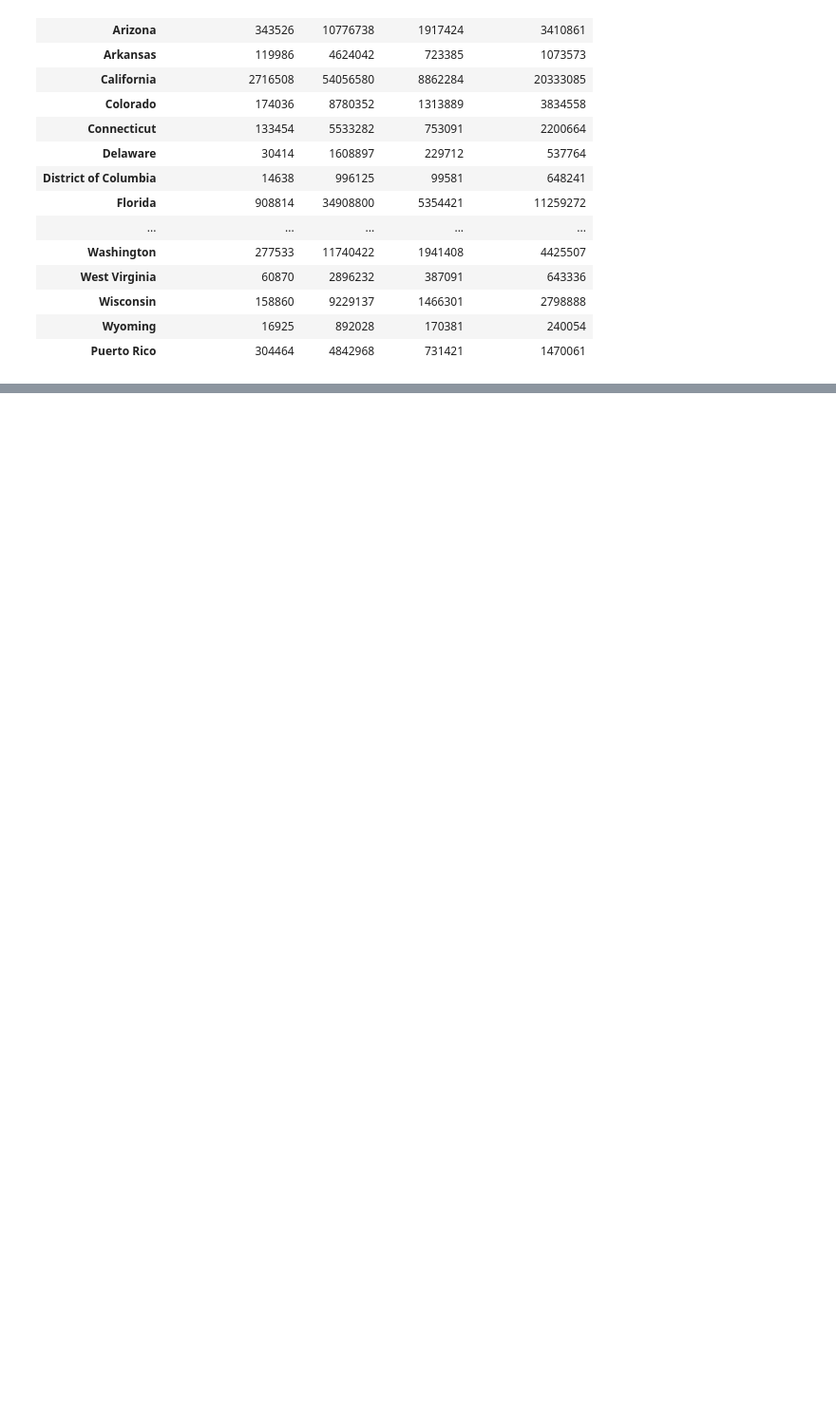
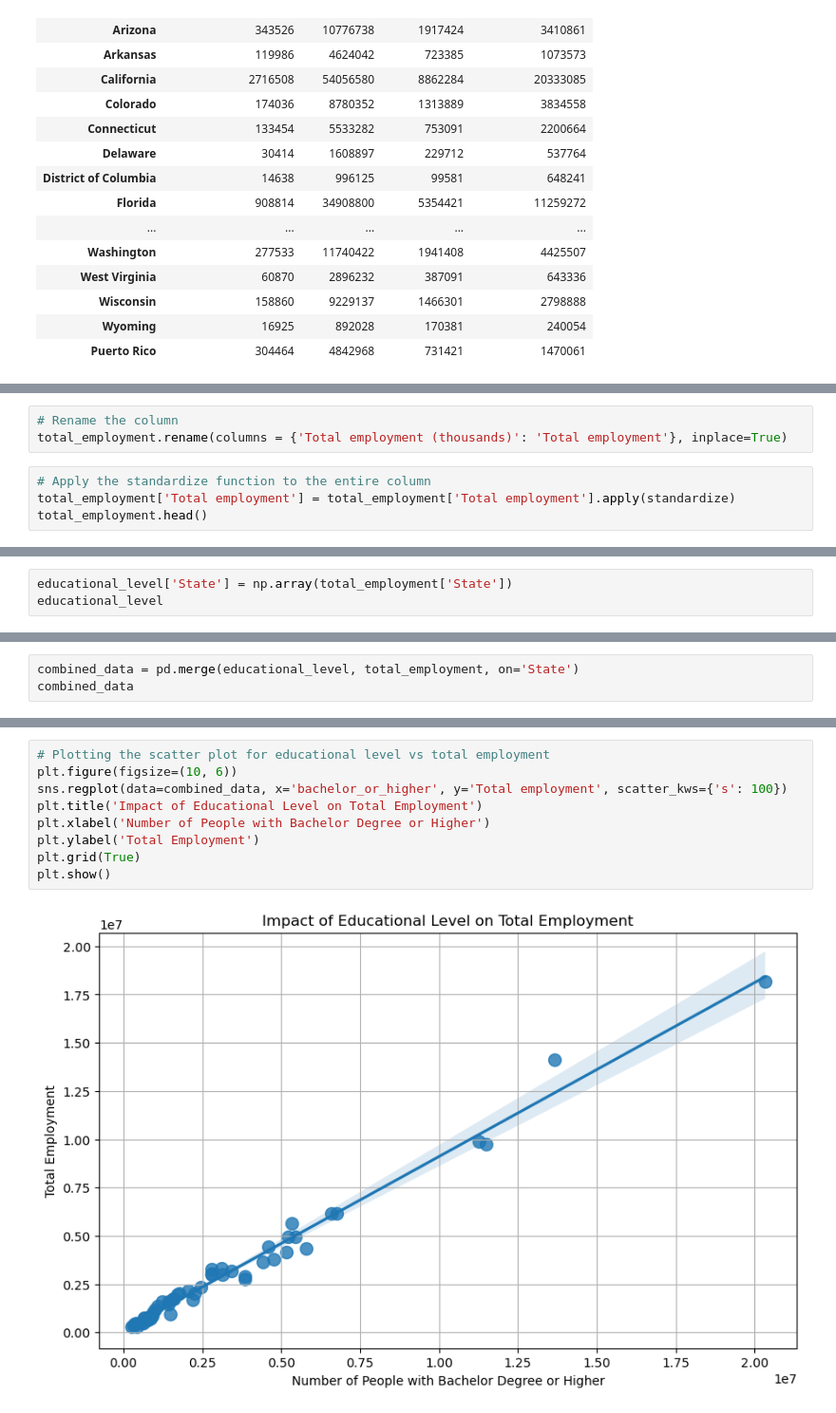
Before and after one commit to jz024/math189_project, a Jupyter notebook: education level.ipynb, the cells around one changed output, grey strips where cells are left out. Shown at 95% size. Drawn from its saved outputs; the diff is of its cells as text; blank space fills up the shorter version.

```diff
--- a/education level.ipynb
+++ b/education level.ipynb
@@ -239,0 +273,7 @@ educational_level
+# %%
+# Rename the column
+total_employment.rename(columns = {'Total employment (thousands)': 'Total employment'}, inplace=True)
+# %%
+# Apply the standardize function to the entire column
+total_employment['Total employment'] = total_employment['Total employment'].apply(standardize)
+total_employment.head()
@@ -239,0 +287,3 @@ educational_level
+# %%
+educational_level['State'] = np.array(total_employment['State'])
+educational_level
@@ -239,0 +308,3 @@ educational_level
+# %%
+combined_data = pd.merge(educational_level, total_employment, on='State')
+combined_data
@@ -239,0 +329,11 @@ educational_level
+# %%
+# Plotting the scatter plot for educational level vs total employment
+plt.figure(figsize=(10, 6))
+sns.regplot(data=combined_data, x='bachelor_or_higher', y='Total employment', scatter_kws={'s': 100})
+plt.title('Impact of Educational Level on Total Employment')
+plt.xlabel('Number of People with Bachelor Degree or Higher')
+plt.ylabel('Total Employment')
+plt.grid(True)
+plt.show()
+# %% [output]
+[figure, added]
```
Also changed, not shown: parts of 13 cells of this notebook.
